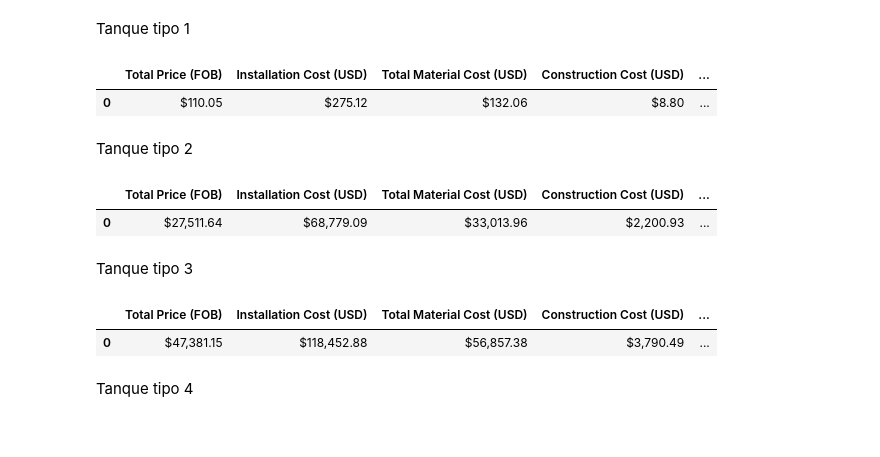
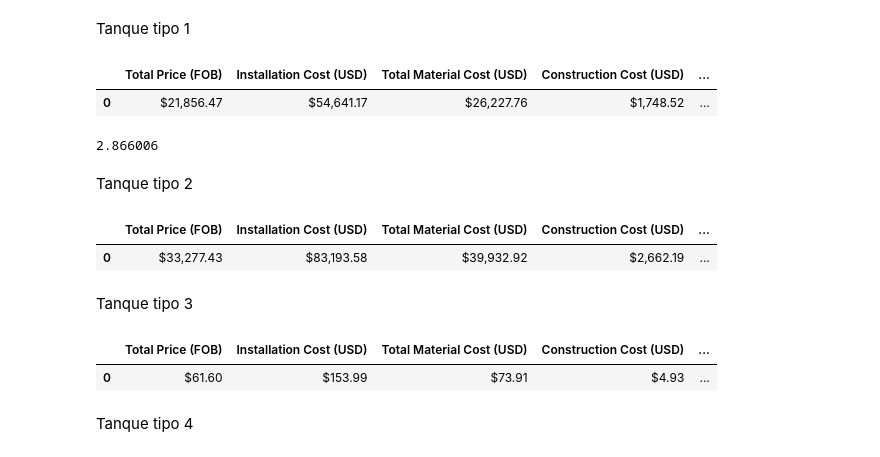
Before and after one commit to SOTO729/8vo, a Jupyter notebook: Evaluacion económica/Calculo de costos.ipynb, the cells around one changed output. Saved outputs shown, nothing was run; the diff lists cells and outputs as text; code cells hidden in the pictures.

```diff
--- a/Evaluacion económica/Calculo de costos.ipynb
+++ b/Evaluacion económica/Calculo de costos.ipynb
@@ -171,33 +171,37 @@ T3="Type III & IV"
 # %% [markdown]
 Tanque tipo 1
 # %%
-tank_type = T2
-gas_mass = 4   # in ton
+tank_type = T1
+gas_mass = 1.3*1000   # in kg
 calculator1 = TankCostCalculator(tank_type, gas_mass)
 calculator1.extras_df
 # %% [output]
 |  | Total Price (FOB) | Installation Cost (USD) | Total Material Cost (USD) | Construction Cost (USD) | ... |
-| 0 | $110.05 | $275.12 | $132.06 | $8.80 | ... |
+| 0 | $21,856.47 | $54,641.17 | $26,227.76 | $1,748.52 | ... |
+# %%
+calculator1.gas_mass_lb
+# %% [output]
+2.866006
 # %% [markdown]
 Tanque tipo 2
 # %%
 tank_type = T2
-gas_mass = 1000   # in ton
+gas_mass = 1209.576629   # in kg
 calculator2 = TankCostCalculator(tank_type, gas_mass)
 calculator2.extras_df
 # %% [output]
 |  | Total Price (FOB) | Installation Cost (USD) | Total Material Cost (USD) | Construction Cost (USD) | ... |
-| 0 | $27,511.64 | $68,779.09 | $33,013.96 | $2,200.93 | ... |
+| 0 | $33,277.43 | $83,193.58 | $39,932.92 | $2,662.19 | ... |
 # %% [markdown]
 Tanque tipo 3
 # %%
 tank_type = T3
-gas_mass = 1000   # in ton
+gas_mass = 1.3   # in ton
 calculator3 = TankCostCalculator(tank_type, gas_mass)
 calculator3.extras_df
 # %% [output]
 |  | Total Price (FOB) | Installation Cost (USD) | Total Material Cost (USD) | Construction Cost (USD) | ... |
-| 0 | $47,381.15 | $118,452.88 | $56,857.38 | $3,790.49 | ... |
+| 0 | $61.60 | $153.99 | $73.91 | $4.93 | ... |
 # %% [markdown]
 Tanque tipo 4
 # %%
```
Also changed, not shown: parts of 5 cells of this notebook.
